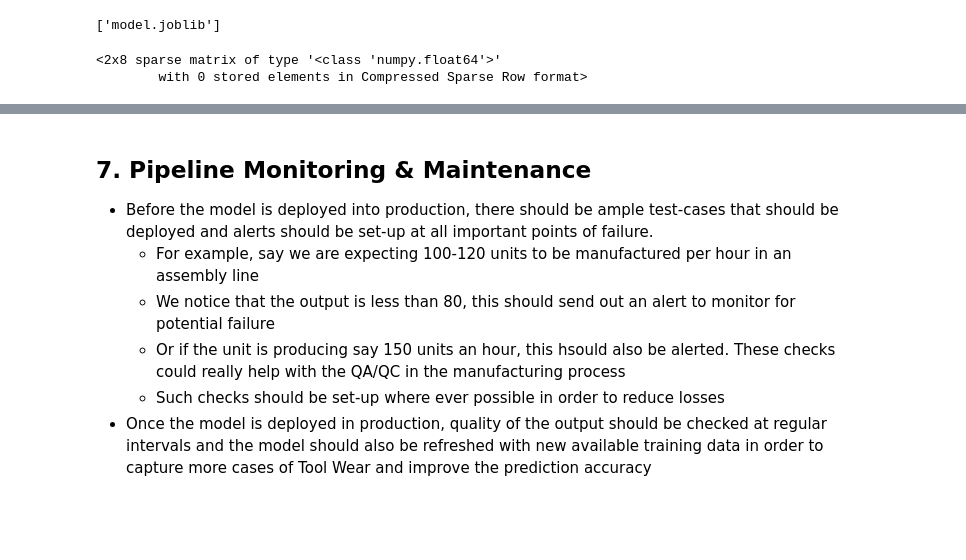
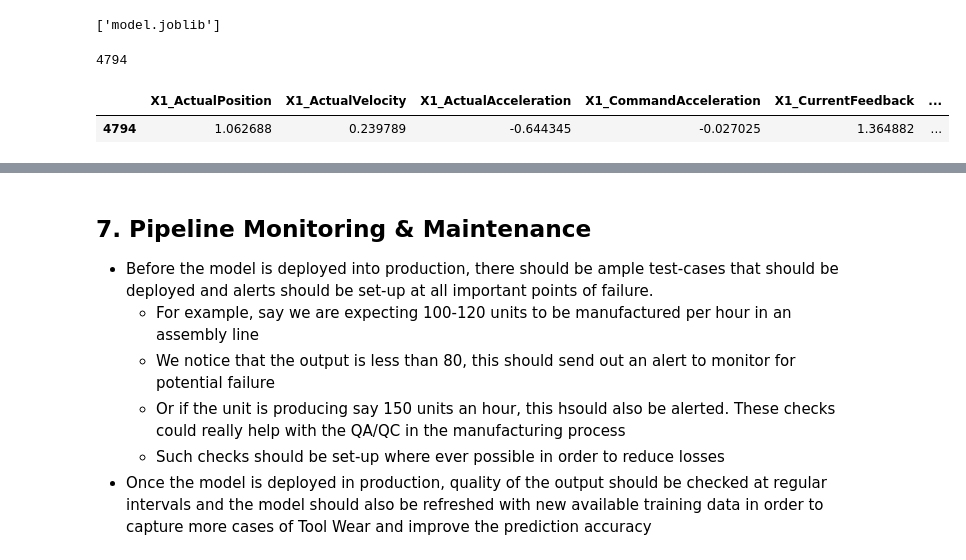
Before and after one commit to ayuba7272/millToolWear_caseStudy, a Jupyter notebook: CNC_MillWearCaseStudy.ipynb, the cells around one changed output, grey strips where cells are left out. Cells and saved outputs as stored; diff of their text form; code cells hidden in the pictures; blank space fills up the shorter version.

```diff
--- a/CNC_MillWearCaseStudy.ipynb
+++ b/CNC_MillWearCaseStudy.ipynb
@@ -1133,5 +1149,10 @@ def tool_wear_predictor(input_data):
-# %%
-oh_enc.transform([['End'],['End']])
-# %% [output]
-<2x8 sparse matrix of type '<class 'numpy.float64'>'
-        with 0 stored elements in Compressed Sparse Row format>
+# %%
+#Getting a sample record from the data
+test_sample = X_train.sample()
+idx = list(test_sample.index)[0]
+print(idx)
+test_sample
+# %% [output]
+4794
+|  | X1_ActualPosition | X1_ActualVelocity | X1_ActualAcceleration | X1_CommandAcceleration | X1_CurrentFeedback | ... |
+| 4794 | 1.062688 | 0.239789 | -0.644345 | -0.027025 | 1.364882 | ... |
```
Also changed, not shown: parts of 16 cells of this notebook.
